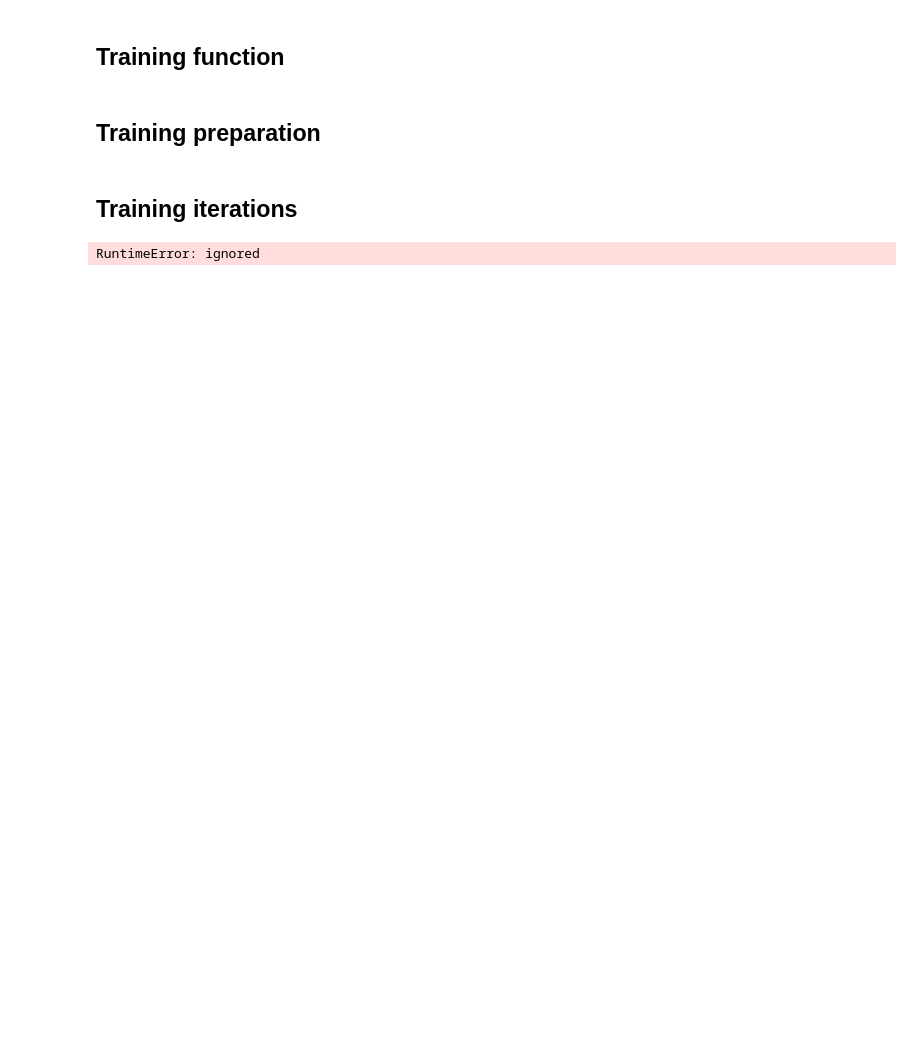
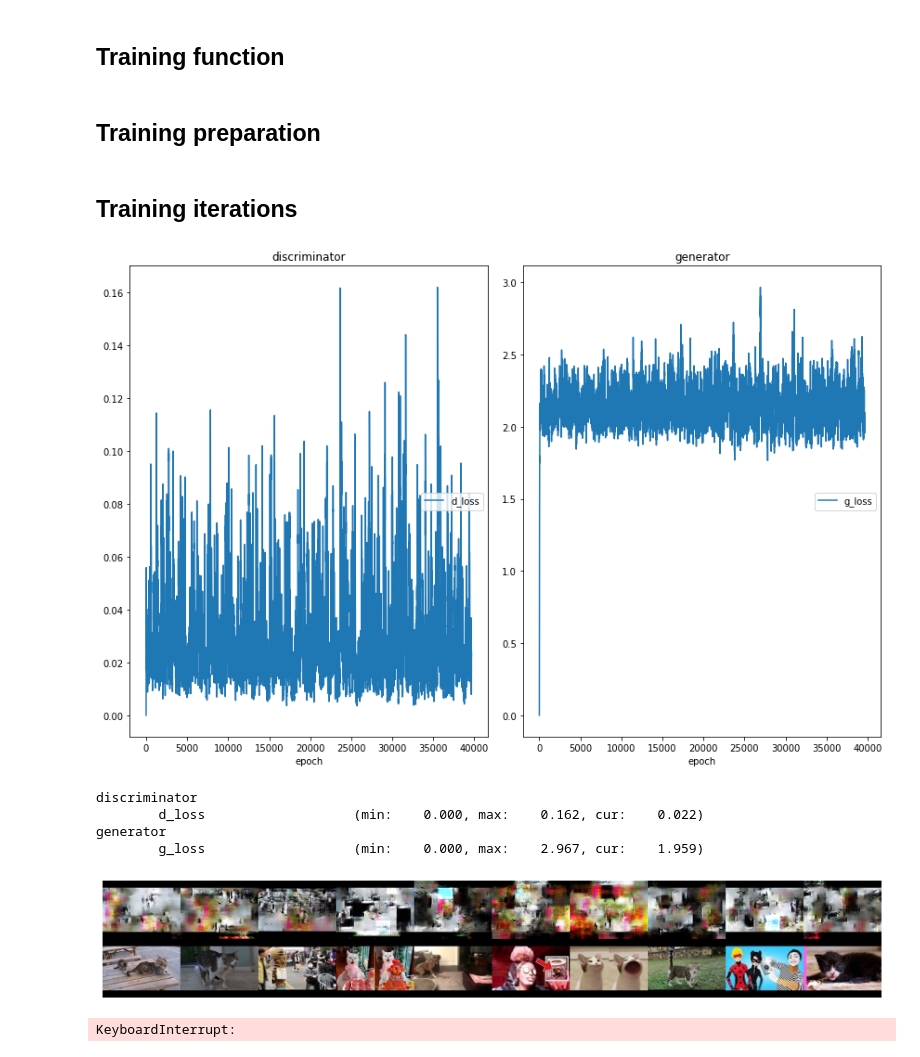
Before and after one commit to MaMaMichel/ThumbGAN, a Jupyter notebook: GAN/GAN.ipynb, the cells around one changed output. Saved outputs shown, nothing was run; the diff lists cells and outputs as text; code cells hidden in the pictures; blank space fills up the shorter version.

```diff
--- a/GAN/GAN.ipynb
+++ b/GAN/GAN.ipynb
@@ -332,7 +250,7 @@ class DiscriminatorConv(torch.nn.Module):
 # %% [markdown]
 ## Training function
 # %%
-def compute_gradient_penalty(discriminator, real_samples, fake_samples):
+def compute_gradient_penalty(discriminator, real_samples, fake_samples, input_latent):
     """Compute the gradient penalty for regularization. Intuitively, the
     gradient penalty help stablize the magnitude of the gradients that the
     discriminator provides to the generator, and thus help stablize the training
@@ -346,13 +264,16 @@ def compute_gradient_penalty(discriminator, real_samples, fake_samples):
 ))
 
     interpolates = torch.reshape(interpolates, (batch_size, 3,90,120))
+    interpolates_latent = input_latent.reshape(batch_size,30,64)
+
+    interpolates_latent.requires_grad_(True)
 
     interpolates = interpolates.requires_grad_(True)
     # Get the discriminator output for the interpolations
-    d_interpolates = discriminator(interpolates)
+    d_interpolates = discriminator(interpolates, interpolates_latent)
     # Get gradients w.r.t. the interpolations
     fake = torch.ones(real_samples.shape[0], 1).cuda()
-    gradients = torch.autograd.grad(outputs=d_interpolates, inputs=interpolates,
+    gradients = torch.autograd.grad(outputs=d_interpolates, inputs=(interpolates, interpolates_latent),
                                     grad_outputs=fake, create_graph=True,
                                     retain_graph=True, only_inputs=True)[0]
     # Compute gradient penalty
@@ -367,7 +288,7 @@ def train_one_step(d_optimizer, g_optimizer, input_vector, real_samples):
     real_samples = torch.reshape(real_samples.float(), (batch_size,3,90,120))
 
 
-    latent = torch.reshape(input_vector.float(), (batch_size, 25,64))
+    latent = torch.reshape(input_vector.float(), (batch_size, 30,64))
 
     # Transfer data to GPU
     if torch.cuda.is_available():
@@ -380,7 +301,7 @@ def train_one_step(d_optimizer, g_optimizer, input_vector, real_samples):
     discriminator.zero_grad()
     # Get discriminator outputs for the real samples
 
-    prediction_real = discriminator(real_samples)
+    prediction_real = discriminator(real_samples, latent)
 
     # Compute the loss function
     d_loss_real = torch.mean(torch.nn.functional.relu(1. - prediction_real))
@@ -391,7 +312,7 @@ def train_one_step(d_optimizer, g_optimizer, input_vector, real_samples):
 
     fake_samples = generator(latent)
     # Get discriminator outputs for the fake samples
-    prediction_fake_d = discriminator(fake_samples.detach())
+    prediction_fake_d = discriminator(fake_samples.detach(), latent)
     # Compute the loss function
     d_loss_fake = torch.mean(torch.nn.functional.relu(1. + prediction_fake_d))
     # Backpropagate the gradients
@@ -399,7 +320,7 @@ def train_one_step(d_optimizer, g_optimizer, input_vector, real_samples):
 
     # Compute gradient penalty
     gradient_penalty = 10.0 * compute_gradient_penalty(
-        discriminator, real_samples.data, fake_samples.data)
+        discriminator, real_samples.data, fake_samples.data, latent.data)
     # Backpropagate the gradients
     gradient_penalty.backward()
 
@@ -410,7 +331,7 @@ def train_one_step(d_optimizer, g_optimizer, input_vector, real_samples):
     # Reset cached gradients to zero
     generator.zero_grad()
     # Get discriminator outputs for the fake samples
-    prediction_fake_g = discriminator(fake_samples)
+    prediction_fake_g = discriminator(fake_samples, latent)
     # Compute the loss function
     g_loss = -torch.mean(prediction_fake_g)
     # Backpropagate the gradients
@@ -476,55 +416,90 @@ while step < n_steps + 1:
         # Convert input images into vectors
 
         real_samples = images_to_vectors(real_batch['image'])
+
         input_vector = real_batch['vector']
+        input_noise = torch.rand(batch_size, 320)
+
+        input_data = torch.cat((input_vector, input_noise), 1)
 
 
         # Train the neural networks
-        d_loss, g_loss = train_one_step(d_optimizer, g_optimizer, input_vector, real_samples)
+        d_loss, g_loss = train_one_step(d_optimizer, g_optimizer, input_data, real_samples)
+
+        d_loss = d_loss.detach()
+        g_loss = g_loss.detach()
 
         # Record smoothened loss values to LiveLoss logger
         if step > 0:
             running_d_loss = 0.05 * d_loss + 0.95 * running_d_loss
             running_g_loss = 0.05 * g_loss + 0.95 * running_g_loss
+
+            plotlosses.update({'d_loss': running_d_loss.cpu(),'g_loss': running_g_loss.cpu()})
         else:
             running_d_loss, running_g_loss = 0.0, 0.0
-        plotlosses.update({'d_loss': running_d_loss,
-                         'g_loss': running_g_loss})
+
+            plotlosses.update({'d_loss': running_d_loss,'g_loss': running_g_loss})
+
+
+
 
 
         # Update losses to progress bar
         progress_bar.set_description_str(
             "(d_loss={: 8.6f}, g_loss={: 8.6f})".format(d_loss, g_loss))
 
         if step % sample_interval == 0:
             # Get generated samples
 
             samples = generator(sample_latent)
+            samples = samples.cpu()
 
-            samples = torch.split(samples, [n_samples,batch_size-n_samples])[0]
+            #samples = torch.split(samples, [n_samples,batch_size-n_samples])[0]
+            samples = torch.split(samples, [n_samples//2,batch_size-(n_samples//2)])[0]
 
-            samples = samples.cpu().detach().numpy() \
+            samples = torch.cat((samples, original_images), 0)
+
+
+            samples = samples.detach().numpy() \
                              .reshape(n_rows, n_cols, 3, 90, 120) \
                              .transpose((0, 3, 1, 4, 2)) \
                              .reshape(n_rows * 90, n_cols * 120, 3)
+
             history_samples[step] = samples
+
+
 
             # Display loss curves
             clear_output(True)
+
             if step > 0:
+                #history_d_loss[step] = running_d_loss.cpu()
+                #history_g_loss[step] = running_g_loss.cpu()
                 plotlosses.send()
 
             # Display generated samples
             plt.figure(figsize=(15, 3))
             plt.imshow(samples, cmap='Greys', vmin=0, vmax=1)
             plt.axis('off')
             plt.show()
 
+
+        if step % save_interval == 0:
+
+            torch.save(discriminator, save_path + '/discriminator')
+            torch.save(generator,  save_path + '/generator')
+
         step += 1
         progress_bar.update(1)
         if step >= n_steps:
             break
 # %% [output]
+[figure, added]
-RuntimeError: ignored
+discriminator
+        d_loss                   (min:    0.000, max:    0.162, cur:    0.022)
+generator
+        g_loss                   (min:    0.000, max:    2.967, cur:    1.959)
+[figure, added]
+KeyboardInterrupt:
 # %%
 # Show history
```
Also changed, not shown: parts of 14 cells of this notebook, 25 other files.
